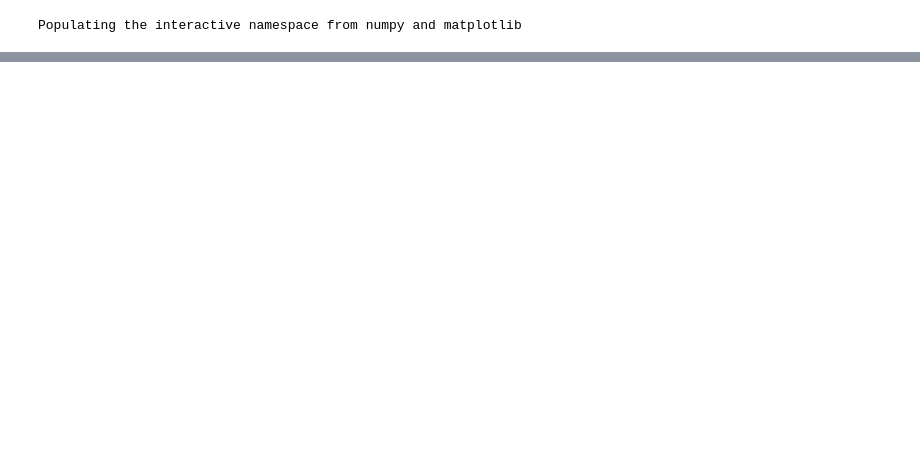
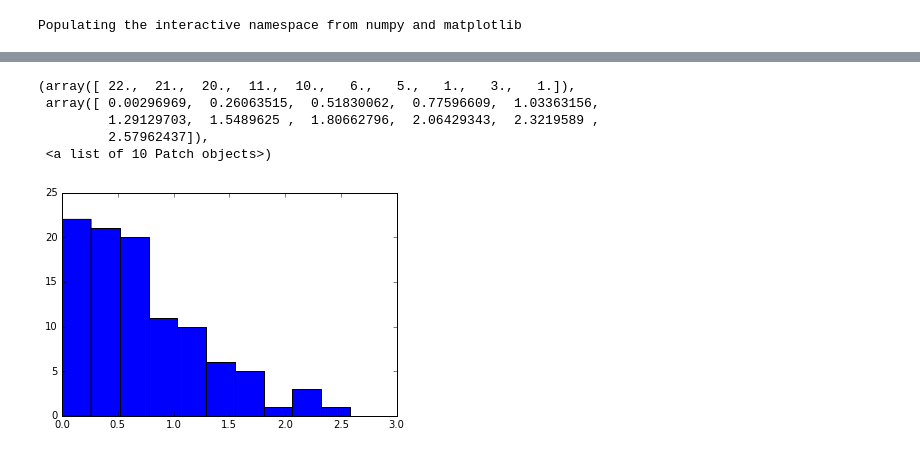
Before and after one commit to scaldas/MCA_EjerciciosESLCap2, a Jupyter notebook: experimento/InFunctionOfNumerOfExperiments.ipynb, the cells around one changed output, grey strips where cells are left out. Drawn from its saved outputs; the diff is of its cells as text; code cells hidden in the pictures; blank space fills up the shorter version.

```diff
--- a/experimento/InFunctionOfNumerOfExperiments.ipynb
+++ b/experimento/InFunctionOfNumerOfExperiments.ipynb
@@ -49,3 +58,12 @@ for k in range(num_experiments):
+# %%
+hist(t_stats)
+# %% [output]
+(array([ 22.,  21.,  20.,  11.,  10.,   6.,   5.,   1.,   3.,   1.]),
+ array([ 0.00296969,  0.26063515,  0.51830062,  0.77596609,  1.03363156,
+         1.29129703,  1.5489625 ,  1.80662796,  2.06429343,  2.3219589 ,
+         2.57962437]),
+ <a list of 10 Patch objects>)
+[figure, added]
 # %%
 plot(mins)
 plot(maxs)
```
Also changed, not shown: parts of 5 cells of this notebook.
